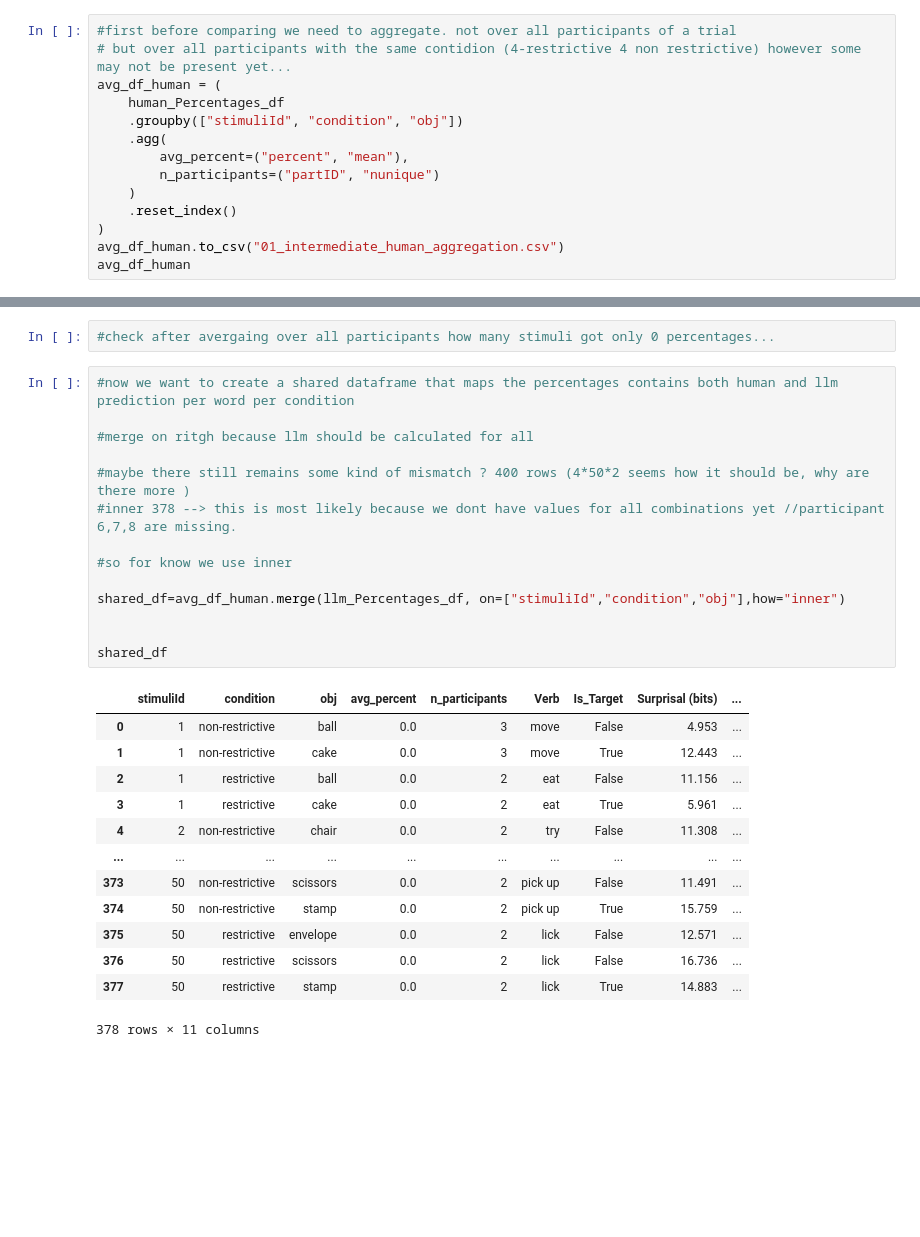
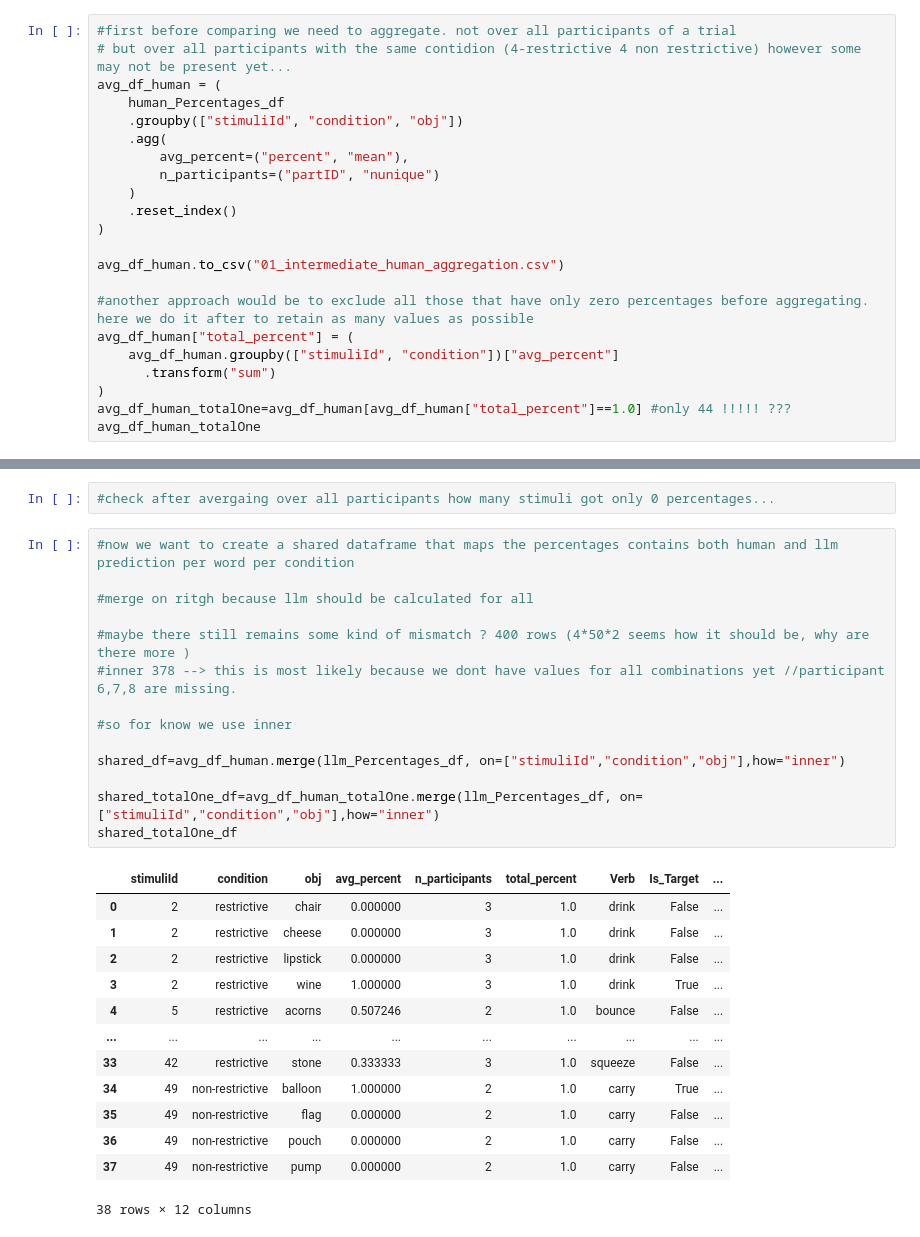
Before and after one commit to JonathanTheDuck/et26_VisualWorldParadigm, a Jupyter notebook: 02_analytics/compare/compare.ipynb, the cells around one changed output, grey strips where cells are left out. Cells and saved outputs as stored; diff of their text form; blank space fills up the shorter version.

```diff
--- a/02_analytics/compare/compare.ipynb
+++ b/02_analytics/compare/compare.ipynb
@@ -66,6 +70,14 @@ avg_df_human = (
     )
     .reset_index()
 )
+
 avg_df_human.to_csv("01_intermediate_human_aggregation.csv")
-avg_df_human
+
+#another approach would be to exclude all those that have only zero percentages before aggregating. here we do it after to retain as many values as possible
+avg_df_human["total_percent"] = (
+    avg_df_human.groupby(["stimuliId", "condition"])["avg_percent"]
+      .transform("sum")
+)
+avg_df_human_totalOne=avg_df_human[avg_df_human["total_percent"]==1.0] #only 44 !!!!! ???
+avg_df_human_totalOne
 # %% [output]
@@ -87,31 +99,31 @@ avg_df_human
 # %%
 #now we want to create a shared dataframe that maps the percentages contains both human and llm prediction per word per condition
 
 #merge on ritgh because llm should be calculated for all
 
 #maybe there still remains some kind of mismatch ? 400 rows (4*50*2 seems how it should be, why are there more )
 #inner 378 --> this is most likely because we dont have values for all combinations yet //participant 6,7,8 are missing.
 
 #so for know we use inner
 
 shared_df=avg_df_human.merge(llm_Percentages_df, on=["stimuliId","condition","obj"],how="inner")
 
-
-shared_df
+shared_totalOne_df=avg_df_human_totalOne.merge(llm_Percentages_df, on=["stimuliId","condition","obj"],how="inner")
+shared_totalOne_df
 # %% [output]
-|  | stimuliId | condition | obj | avg_percent | n_participants | Verb | Is_Target | Surprisal (bits) | ... |
-| 0 | 1 | non-restrictive | ball | 0.0 | 3 | move | False | 4.953 | ... |
-| 1 | 1 | non-restrictive | cake | 0.0 | 3 | move | True | 12.443 | ... |
-| 2 | 1 | restrictive | ball | 0.0 | 2 | eat | False | 11.156 | ... |
-| 3 | 1 | restrictive | cake | 0.0 | 2 | eat | True | 5.961 | ... |
-| 4 | 2 | non-restrictive | chair | 0.0 | 2 | try | False | 11.308 | ... |
+|  | stimuliId | condition | obj | avg_percent | n_participants | total_percent | Verb | Is_Target | ... |
+| 0 | 2 | restrictive | chair | 0.000000 | 3 | 1.0 | drink | False | ... |
+| 1 | 2 | restrictive | cheese | 0.000000 | 3 | 1.0 | drink | False | ... |
+| 2 | 2 | restrictive | lipstick | 0.000000 | 3 | 1.0 | drink | False | ... |
+| 3 | 2 | restrictive | wine | 1.000000 | 3 | 1.0 | drink | True | ... |
+| 4 | 5 | restrictive | acorns | 0.507246 | 2 | 1.0 | bounce | False | ... |
 | ... | ... | ... | ... | ... | ... | ... | ... | ... | ... |
-| 373 | 50 | non-restrictive | scissors | 0.0 | 2 | pick up | False | 11.491 | ... |
-| 374 | 50 | non-restrictive | stamp | 0.0 | 2 | pick up | True | 15.759 | ... |
-| 375 | 50 | restrictive | envelope | 0.0 | 2 | lick | False | 12.571 | ... |
-| 376 | 50 | restrictive | scissors | 0.0 | 2 | lick | False | 16.736 | ... |
-| 377 | 50 | restrictive | stamp | 0.0 | 2 | lick | True | 14.883 | ... |
+| 33 | 42 | restrictive | stone | 0.333333 | 3 | 1.0 | squeeze | False | ... |
+| 34 | 49 | non-restrictive | balloon | 1.000000 | 2 | 1.0 | carry | True | ... |
+| 35 | 49 | non-restrictive | flag | 0.000000 | 2 | 1.0 | carry | False | ... |
+| 36 | 49 | non-restrictive | pouch | 0.000000 | 2 | 1.0 | carry | False | ... |
+| 37 | 49 | non-restrictive | pump | 0.000000 | 2 | 1.0 | carry | False | ... |
-378 rows × 11 columns
+38 rows × 12 columns
 # %%
 import seaborn as sns
 import matplotlib.pyplot as plt
```
Also changed, not shown: parts of 5 cells of this notebook.
